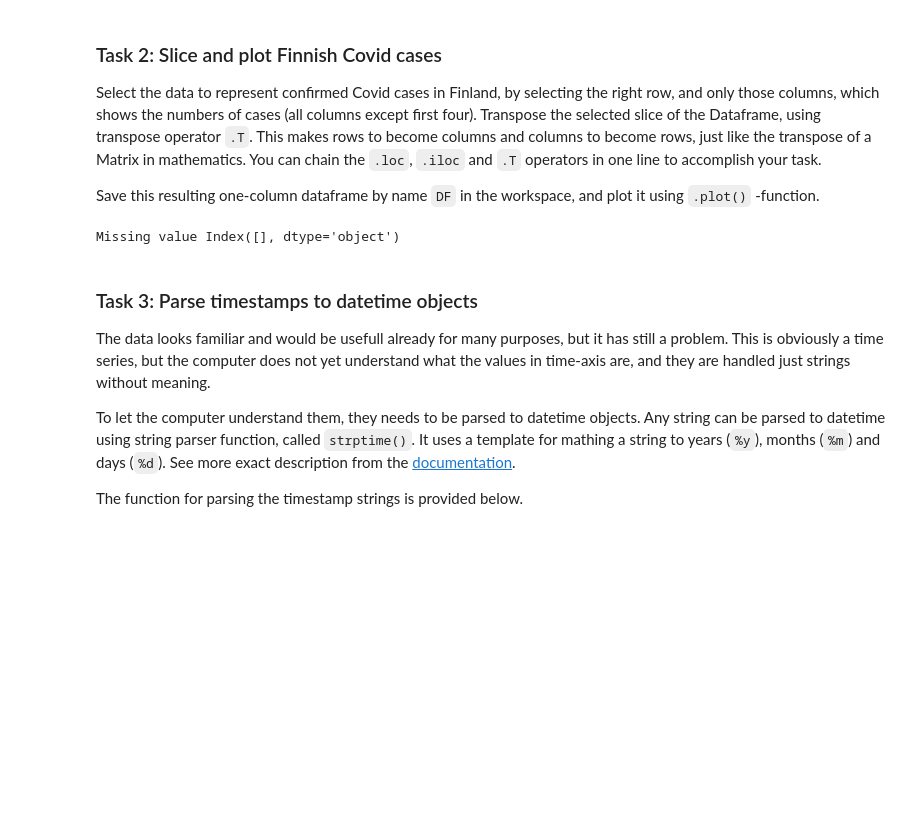
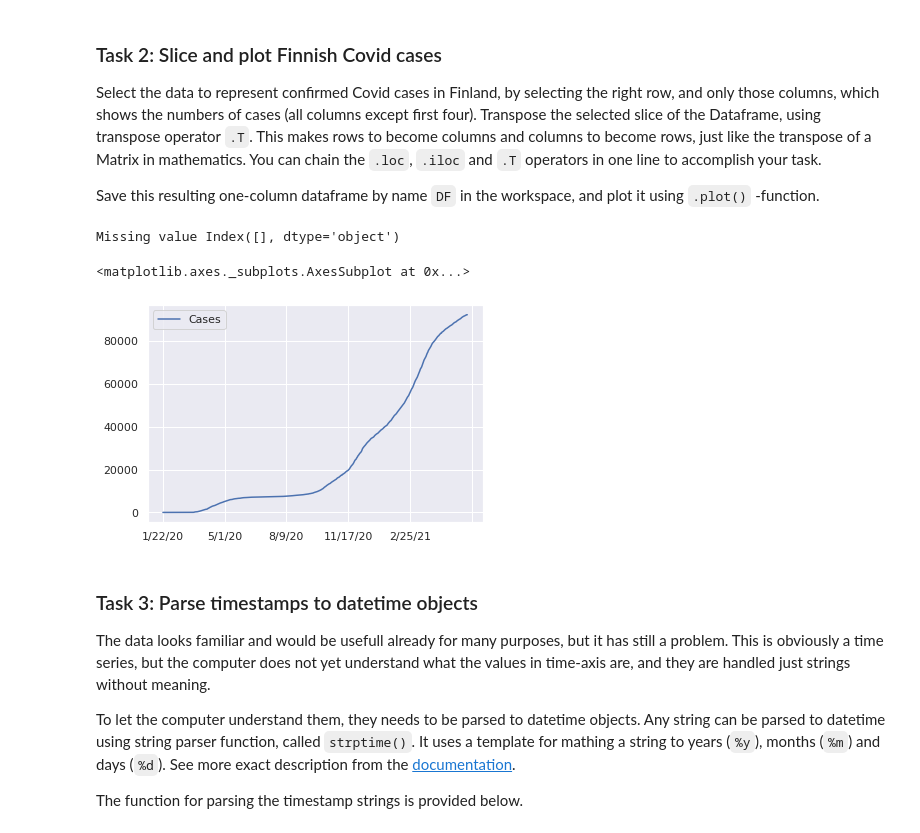
Before and after one commit to marpulli246/Vaasa-AML, a Jupyter notebook: Exercises/Markku_Pulli_Exercise2.ipynb, the cells around one changed output. Saved outputs shown, nothing was run; the diff lists cells and outputs as text; code cells hidden in the pictures; blank space fills up the shorter version.

```diff
--- a/Exercises/Markku_Pulli_Exercise2.ipynb
+++ b/Exercises/Markku_Pulli_Exercise2.ipynb
@@ -135,16 +158,19 @@ Save this resulting one-column dataframe by name `DF` in the workspace, and plot
 # %%
 # YOUR CODE HERE
 option = ['Finland']
 #DF = D[D['Country/Region'].isin(option)]
 #DF = D[D['Country/Region'] == 'Finland'].iloc[[0],[4,-1]]
 DF = D[D['Country/Region'] == 'Finland'].iloc[:, 4:].T
 DF.set_axis(['Cases'], axis=1, inplace=True)
 DF.head()
 missing = DF.columns[DF.isnull().any()]
 print('Missing value',missing)
-#DF.plot()
+DF.to_csv('/content/DF.csv', index=False)
+DF.plot()
 # %% [output]
 Missing value Index([], dtype='object')
+<matplotlib.axes._subplots.AxesSubplot at 0x...>
+[figure, added]
 # %%
 assert(DF.shape==(494,1))
 # %% [markdown]
```
Also changed, not shown: parts of 6 cells of this notebook.
